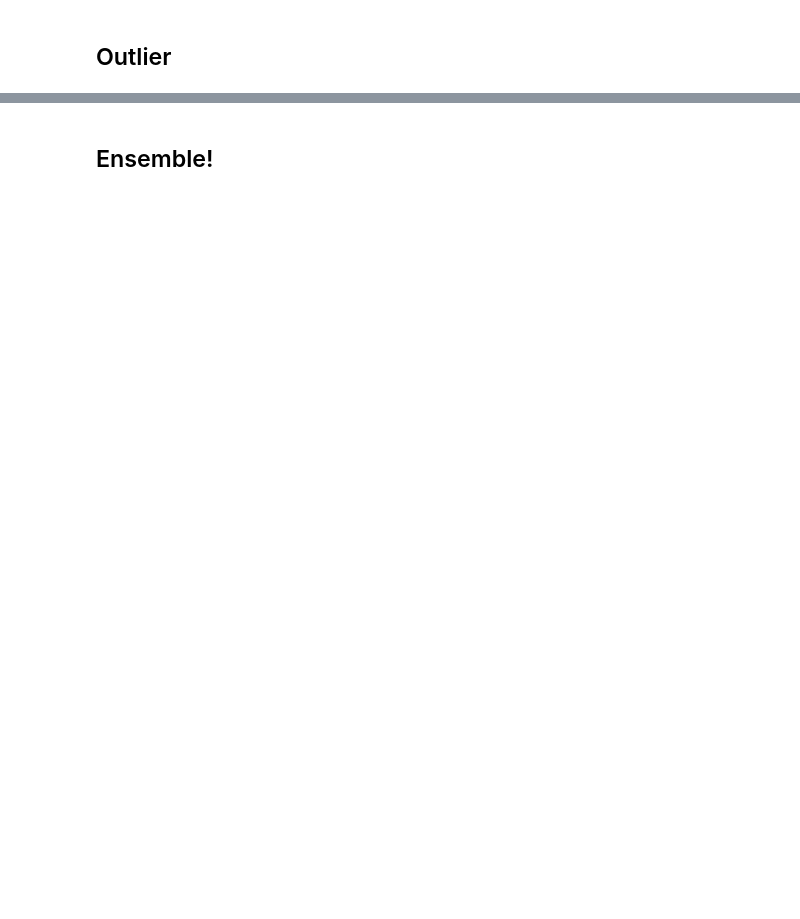
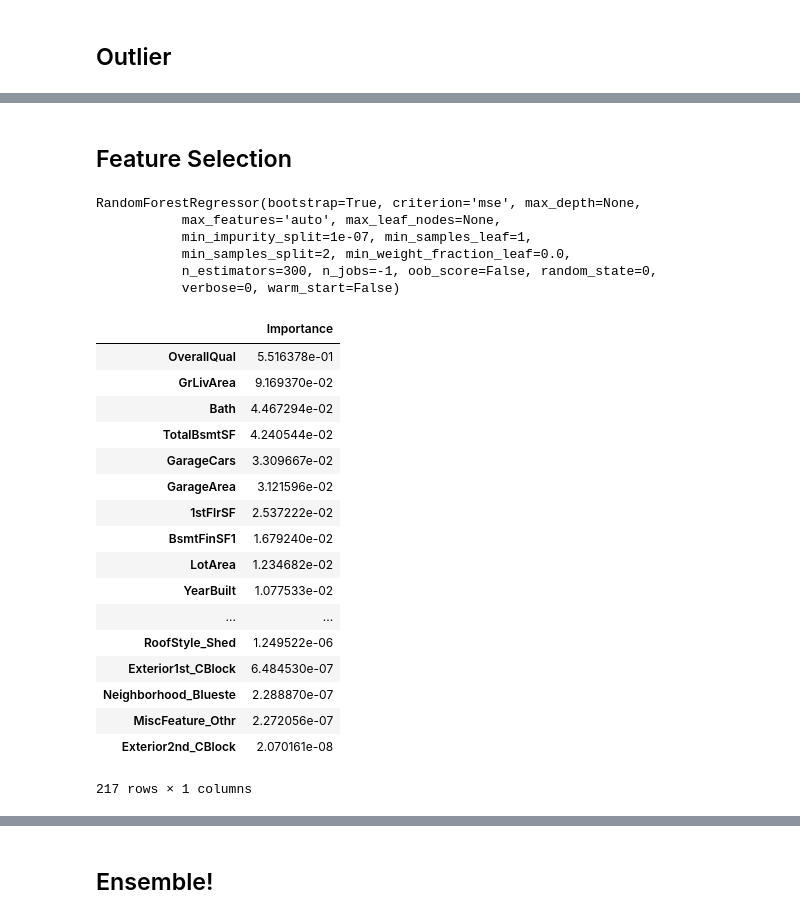
Before and after one commit to yhc1/House_Price, a Jupyter notebook: House Price.ipynb, the cells around one changed output, grey strips where cells are left out. Cells and saved outputs as stored; diff of their text form; code cells hidden in the pictures; blank space fills up the shorter version.

```diff
--- a/House Price.ipynb
+++ b/House Price.ipynb
@@ -370,0 +356,39 @@ CV score is: 0.925829679225
+# %% [markdown]
+## Feature Selection
+# %%
+train, test = preScoreTest(train_out, test_out)
+X = train.drop('SalePrice', axis=1)
+y = train['SalePrice']
+rfg = RandomForestRegressor(n_estimators=300, random_state=0, n_jobs=-1)
+rfg.fit(X, y)
+# %% [output]
+RandomForestRegressor(bootstrap=True, criterion='mse', max_depth=None,
+           max_features='auto', max_leaf_nodes=None,
+           min_impurity_split=1e-07, min_samples_leaf=1,
+           min_samples_split=2, min_weight_fraction_leaf=0.0,
+           n_estimators=300, n_jobs=-1, oob_score=False, random_state=0,
+           verbose=0, warm_start=False)
+# %%
+X = train.drop('SalePrice', axis=1)
+imp = pd.DataFrame(rfg.feature_importances_ ,columns = ['Importance'],index = X.columns)
+imp = imp.sort_values(['Importance'], ascending = False)
+imp
+# %% [output]
+|  | Importance |
+| OverallQual | 5.516378e-01 |
+| GrLivArea | 9.169370e-02 |
+| Bath | 4.467294e-02 |
+| TotalBsmtSF | 4.240544e-02 |
+| GarageCars | 3.309667e-02 |
+| GarageArea | 3.121596e-02 |
+| 1stFlrSF | 2.537222e-02 |
+| BsmtFinSF1 | 1.679240e-02 |
+| LotArea | 1.234682e-02 |
+| YearBuilt | 1.077533e-02 |
+| ... | ... |
+| RoofStyle_Shed | 1.249522e-06 |
+| Exterior1st_CBlock | 6.484530e-07 |
+| Neighborhood_Blueste | 2.288870e-07 |
+| MiscFeature_Othr | 2.272056e-07 |
+| Exterior2nd_CBlock | 2.070161e-08 |
+217 rows × 1 columns
```
Also changed, not shown: parts of 18 cells of this notebook.
